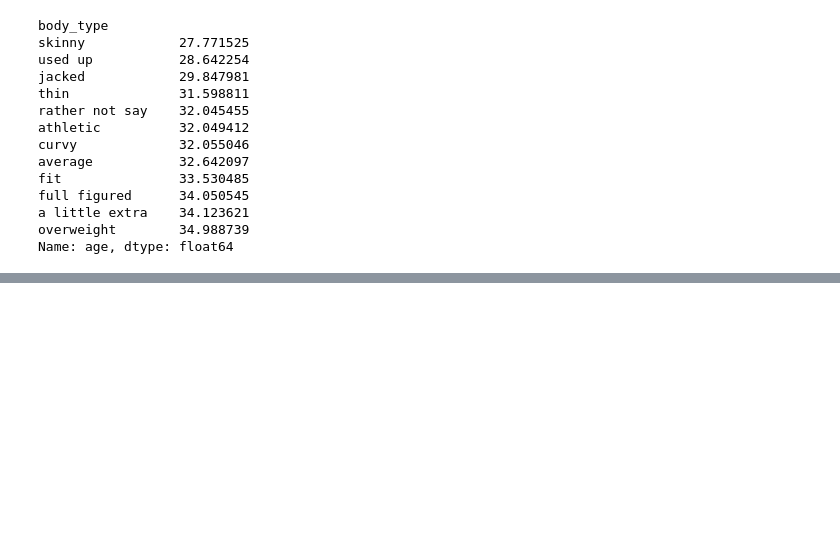
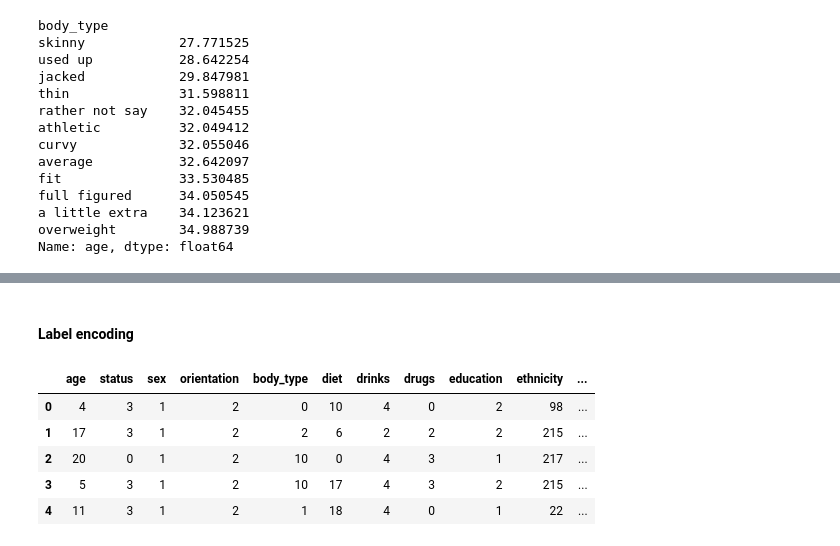
Before and after one commit to sunnysidesk/MatchMadeinML, a Jupyter notebook: preprocessing.ipynb, the cells around one changed output, grey strips where cells are left out. Drawn from its saved outputs; the diff is of its cells as text; code cells hidden in the pictures; blank space fills up the shorter version.

```diff
--- a/preprocessing.ipynb
+++ b/preprocessing.ipynb
@@ -421,0 +395,6 @@ Name: age, dtype: float64
+# %%
+## Removing last_online, location and sign as they seem insignificant in a person's consideration of partner traits
+# and have high number of unique values.
+cols = [x for x in okc_feat2.columns if x not in ['last_online', 'sign']]
+okc_feat2 = okc_feat2[cols]
+okc_feat2.columns
@@ -421,0 +581,17 @@ Name: age, dtype: float64
+# %% [markdown]
+#### Label encoding
+# %%
+from sklearn.preprocessing import LabelEncoder
+
+le = LabelEncoder()
+for i in okc_feat2.columns:
+    okc_feat2[i] = le.fit_transform(okc_feat2[i])
+# %%
+okc_feat2.head()
+# %% [output]
+|  | age | status | sex | orientation | body_type | diet | drinks | drugs | education | ethnicity | ... |
+| 0 | 4 | 3 | 1 | 2 | 0 | 10 | 4 | 0 | 2 | 98 | ... |
+| 1 | 17 | 3 | 1 | 2 | 2 | 6 | 2 | 2 | 2 | 215 | ... |
+| 2 | 20 | 0 | 1 | 2 | 10 | 0 | 4 | 3 | 1 | 217 | ... |
+| 3 | 5 | 3 | 1 | 2 | 10 | 17 | 4 | 3 | 2 | 215 | ... |
+| 4 | 11 | 3 | 1 | 2 | 1 | 18 | 4 | 0 | 1 | 22 | ... |
```
Also changed, not shown: parts of 25 cells of this notebook.
